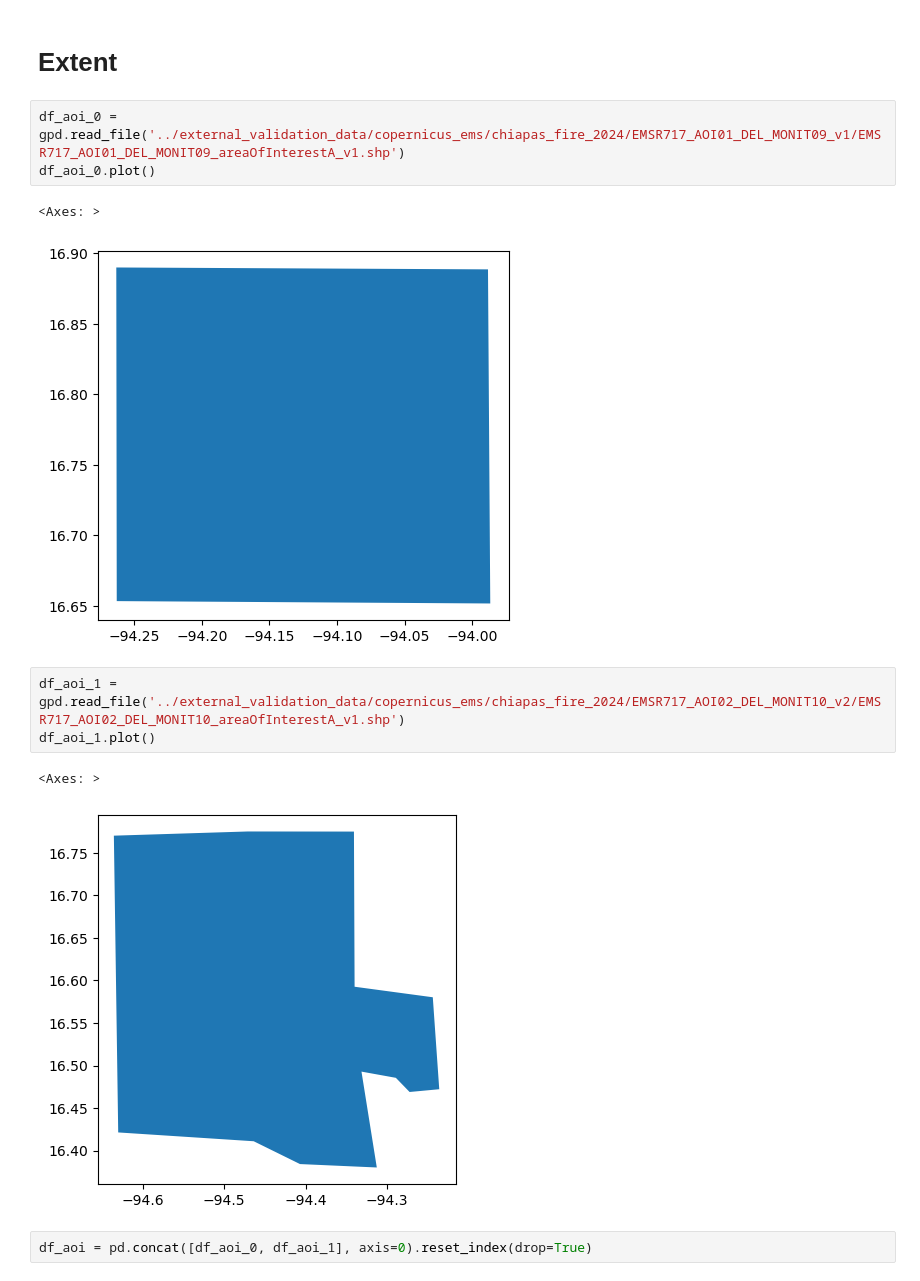
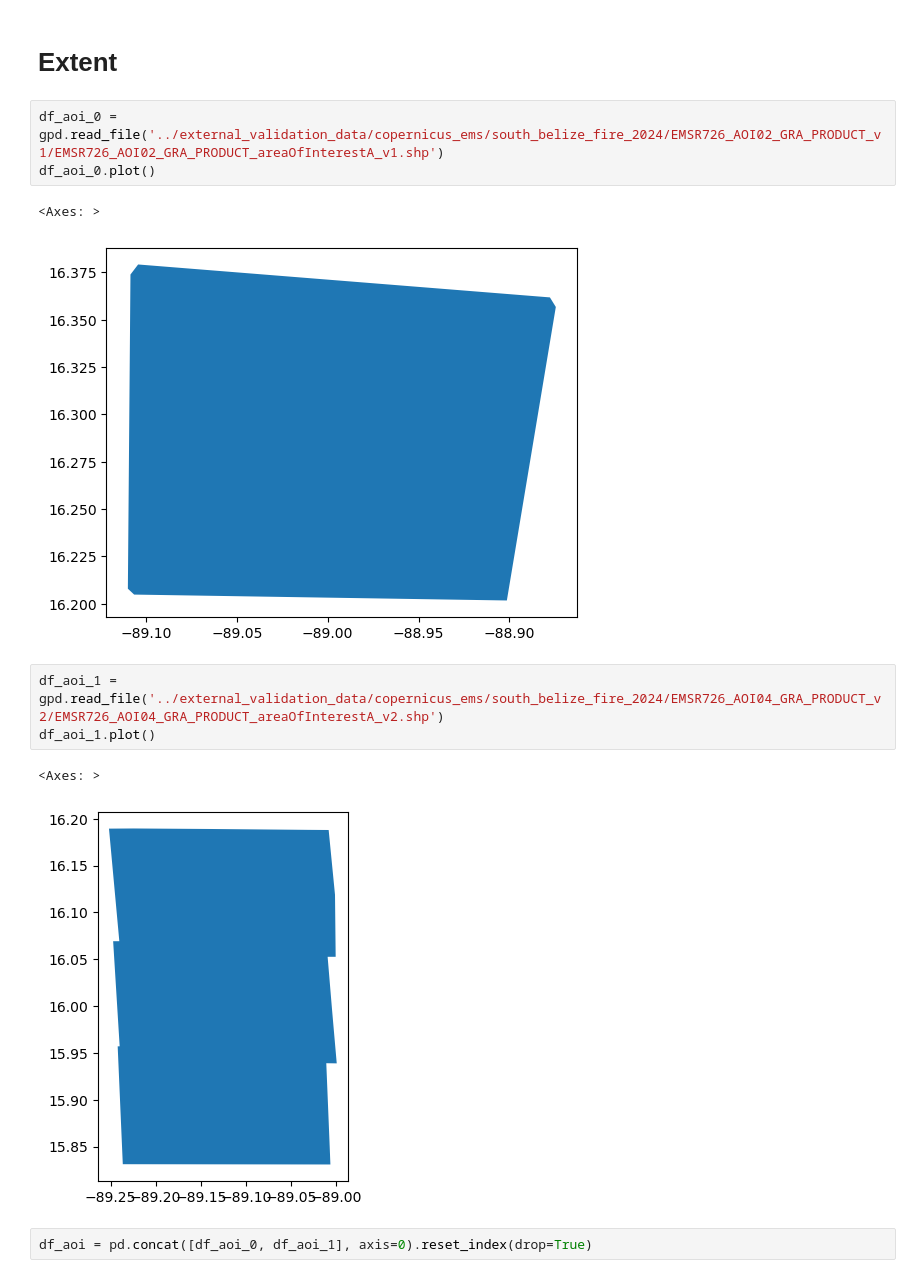
Before and after one commit to OPERA-Cal-Val/dist-s1-events, a Jupyter notebook: external_data_organize/1c_Copernicus-from-multiple-shapefile.ipynb, the cells around one changed output. Saved outputs shown, nothing was run; the diff lists cells and outputs as text.

```diff
--- a/external_data_organize/1c_Copernicus-from-multiple-shapefile.ipynb
+++ b/external_data_organize/1c_Copernicus-from-multiple-shapefile.ipynb
@@ -77,17 +77,17 @@ df_event_f.to_file(EXTERNAL_VAL_DATA_DIR / f'{event_dict["event_name"]}.geojson'
 # %% [markdown]
 # Extent
 # %%
-df_aoi_0 = gpd.read_file('../external_validation_data/copernicus_ems/chiapas_fire_2024/EMSR717_AOI01_DEL_MONIT09_v1/EMSR717_AOI01_DEL_MONIT09_areaOfInterestA_v1.shp')
+df_aoi_0 = gpd.read_file('../external_validation_data/copernicus_ems/south_belize_fire_2024/EMSR726_AOI02_GRA_PRODUCT_v1/EMSR726_AOI02_GRA_PRODUCT_areaOfInterestA_v1.shp')
 df_aoi_0.plot()
 # %% [output]
 <Axes: >
-[figure, old version]
+[figure, new version]
 # %%
-df_aoi_1 = gpd.read_file('../external_validation_data/copernicus_ems/chiapas_fire_2024/EMSR717_AOI02_DEL_MONIT10_v2/EMSR717_AOI02_DEL_MONIT10_areaOfInterestA_v1.shp')
+df_aoi_1 = gpd.read_file('../external_validation_data/copernicus_ems/south_belize_fire_2024/EMSR726_AOI04_GRA_PRODUCT_v2/EMSR726_AOI04_GRA_PRODUCT_areaOfInterestA_v2.shp')
 df_aoi_1.plot()
 # %% [output]
 <Axes: >
-[figure, old version]
+[figure, new version]
 # %%
 df_aoi = pd.concat([df_aoi_0, df_aoi_1], axis=0).reset_index(drop=True)
 # %%
```
Also changed, not shown: parts of 7 cells of this notebook, 9 other files.
